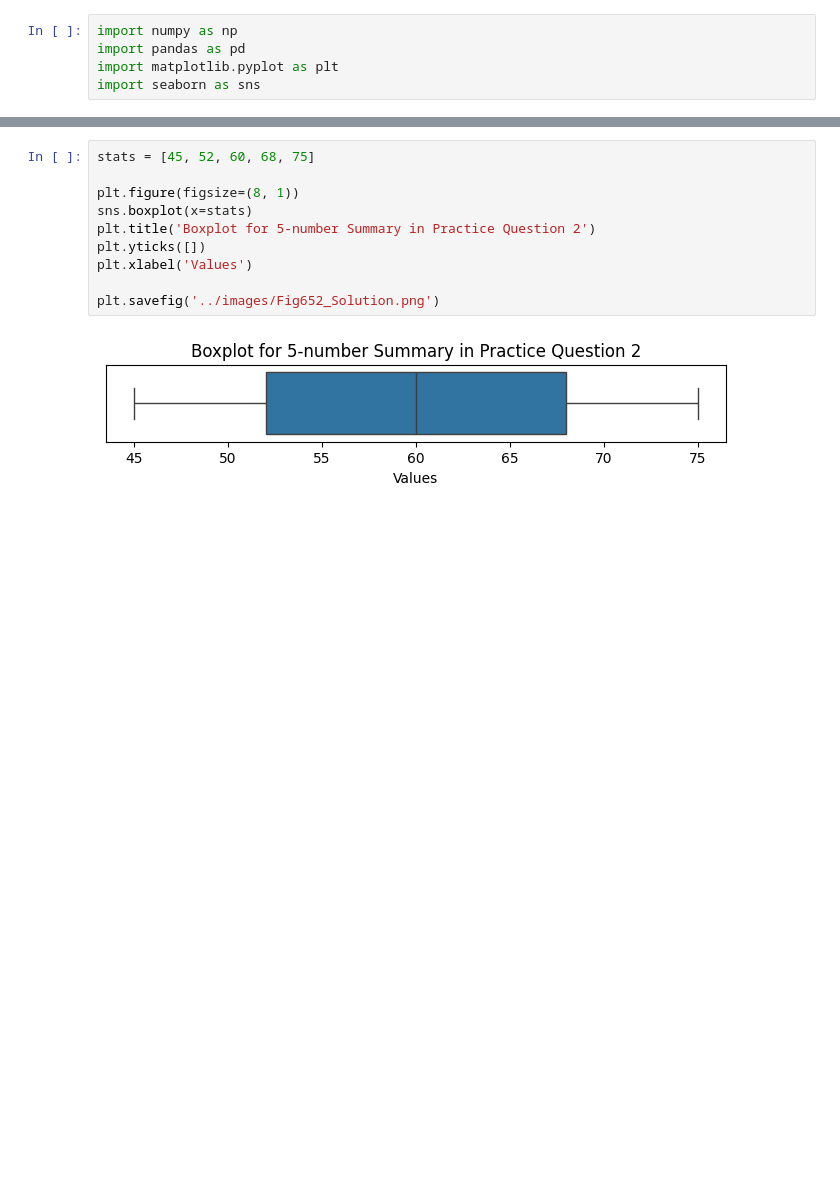
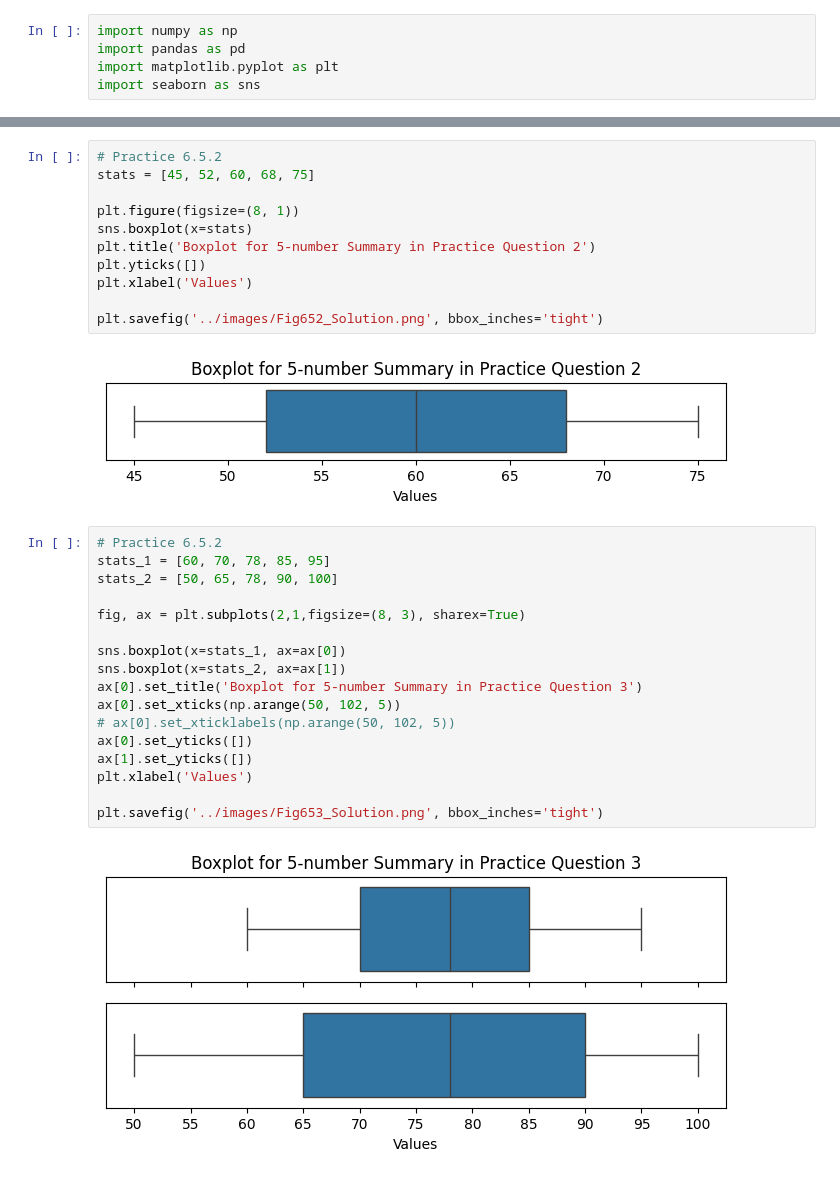
Before and after one commit to drolsonmi/math1040, a Jupyter notebook: Lesson06/code/L6-graphs.ipynb, the cells around one changed output, grey strips where cells are left out. Drawn from its saved outputs; the diff is of its cells as text; blank space fills up the shorter version.

```diff
--- a/Lesson06/code/L6-graphs.ipynb
+++ b/Lesson06/code/L6-graphs.ipynb
@@ -6,4 +20,5 @@ import seaborn as sns
 # %%
+# Practice 6.5.2
 stats = [45, 52, 60, 68, 75]
 
 plt.figure(figsize=(8, 1))
@@ -12,6 +27,25 @@ plt.title('Boxplot for 5-number Summary in Practice Question 2')
 plt.yticks([])
 plt.xlabel('Values')
 
-plt.savefig('../images/Fig652_Solution.png')
+plt.savefig('../images/Fig652_Solution.png', bbox_inches='tight')
 # %% [output]
 [figure]
+# %%
+# Practice 6.5.2
+stats_1 = [60, 70, 78, 85, 95]
+stats_2 = [50, 65, 78, 90, 100]
+
+fig, ax = plt.subplots(2,1,figsize=(8, 3), sharex=True)
+
+sns.boxplot(x=stats_1, ax=ax[0])
+sns.boxplot(x=stats_2, ax=ax[1])
+ax[0].set_title('Boxplot for 5-number Summary in Practice Question 3')
+ax[0].set_xticks(np.arange(50, 102, 5))
+# ax[0].set_xticklabels(np.arange(50, 102, 5))
+ax[0].set_yticks([])
+ax[1].set_yticks([])
+plt.xlabel('Values')
+
+plt.savefig('../images/Fig653_Solution.png', bbox_inches='tight')
+# %% [output]
+[figure, added]
```
Also changed, not shown: parts of 1 cell of this notebook, 5 other files.
